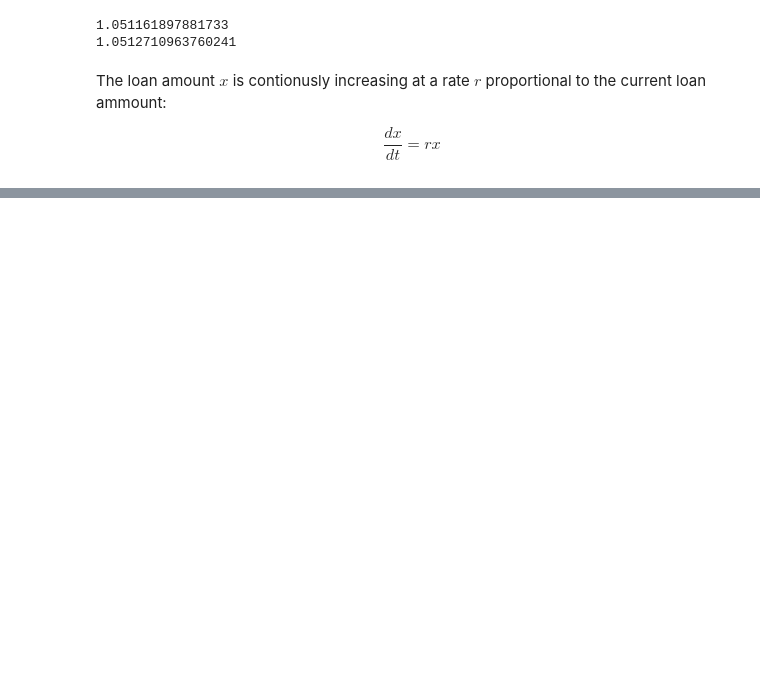
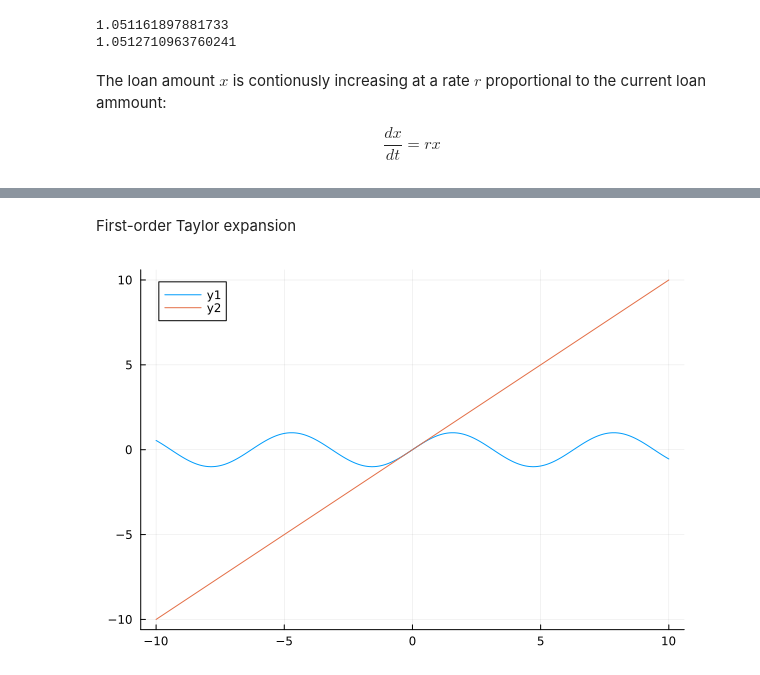
Before and after one commit to onedeeper/ddse-in-julia, a Jupyter notebook: ddse/_build/jupyter_execute/notebooks/lecture_2_3.ipynb, the cells around one changed output, grey strips where cells are left out. Drawn from its saved outputs; the diff is of its cells as text; code cells hidden in the pictures; blank space fills up the shorter version.

```diff
--- a/ddse/_build/jupyter_execute/notebooks/lecture_2_3.ipynb
+++ b/ddse/_build/jupyter_execute/notebooks/lecture_2_3.ipynb
@@ -94,0 +152,12 @@ $$
+# %% [markdown]
+First-order Taylor expansion
+# %%
+# Define the co-effients of the polynomial.
+# The order increases from left to right
+# That is, this represents 0 + 1(x0). Where as [2,3 4] would represent 2 + 3x + 4x^2
+p_coefs = [0,1]
+poly = Polynomial(p_coefs)
+y_poly = poly.(x)
+plot(x, [y,y_poly])
+# %% [output]
+[figure, added]
```
Also changed, not shown: parts of 17 cells of this notebook, 48 other files.
